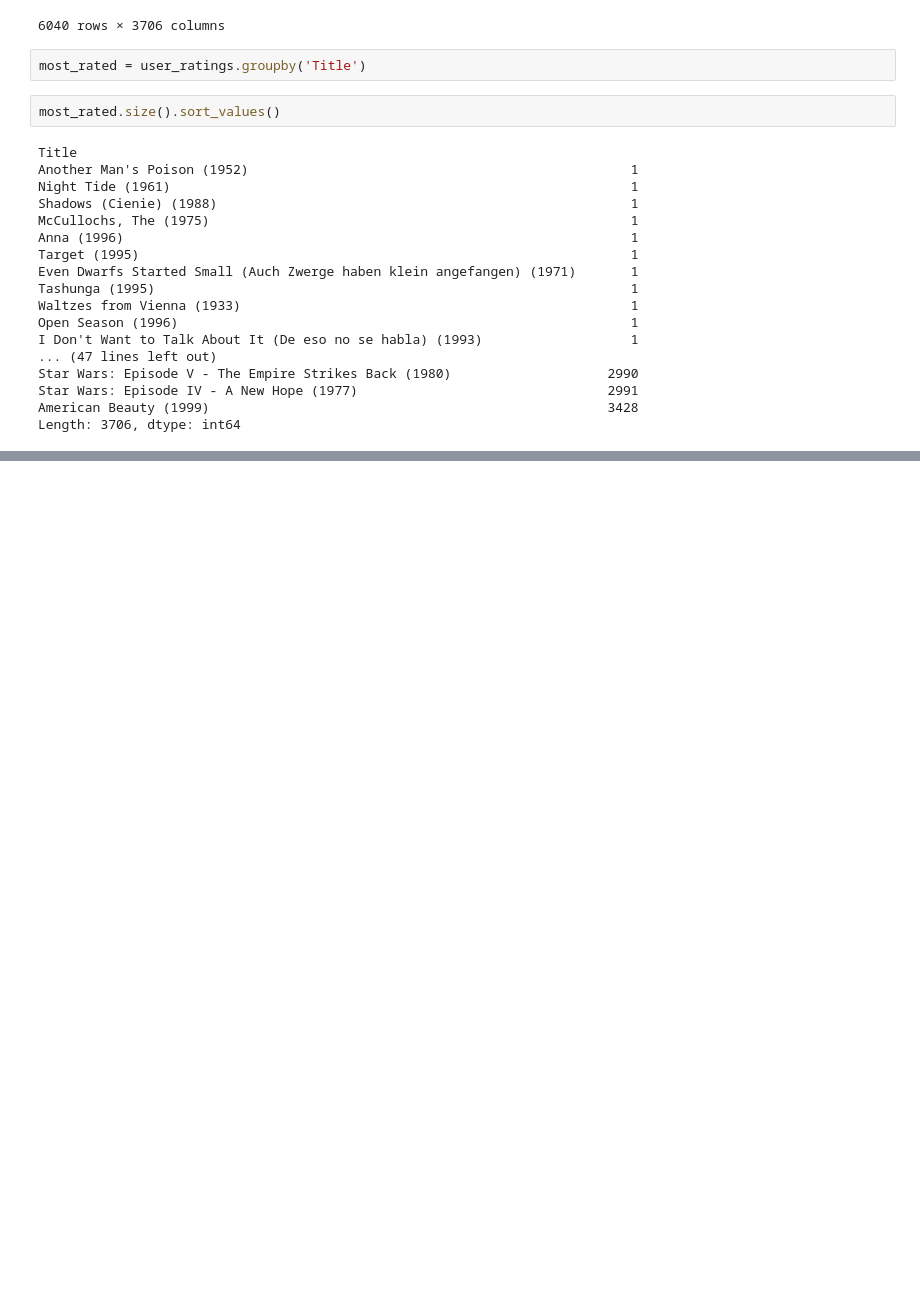
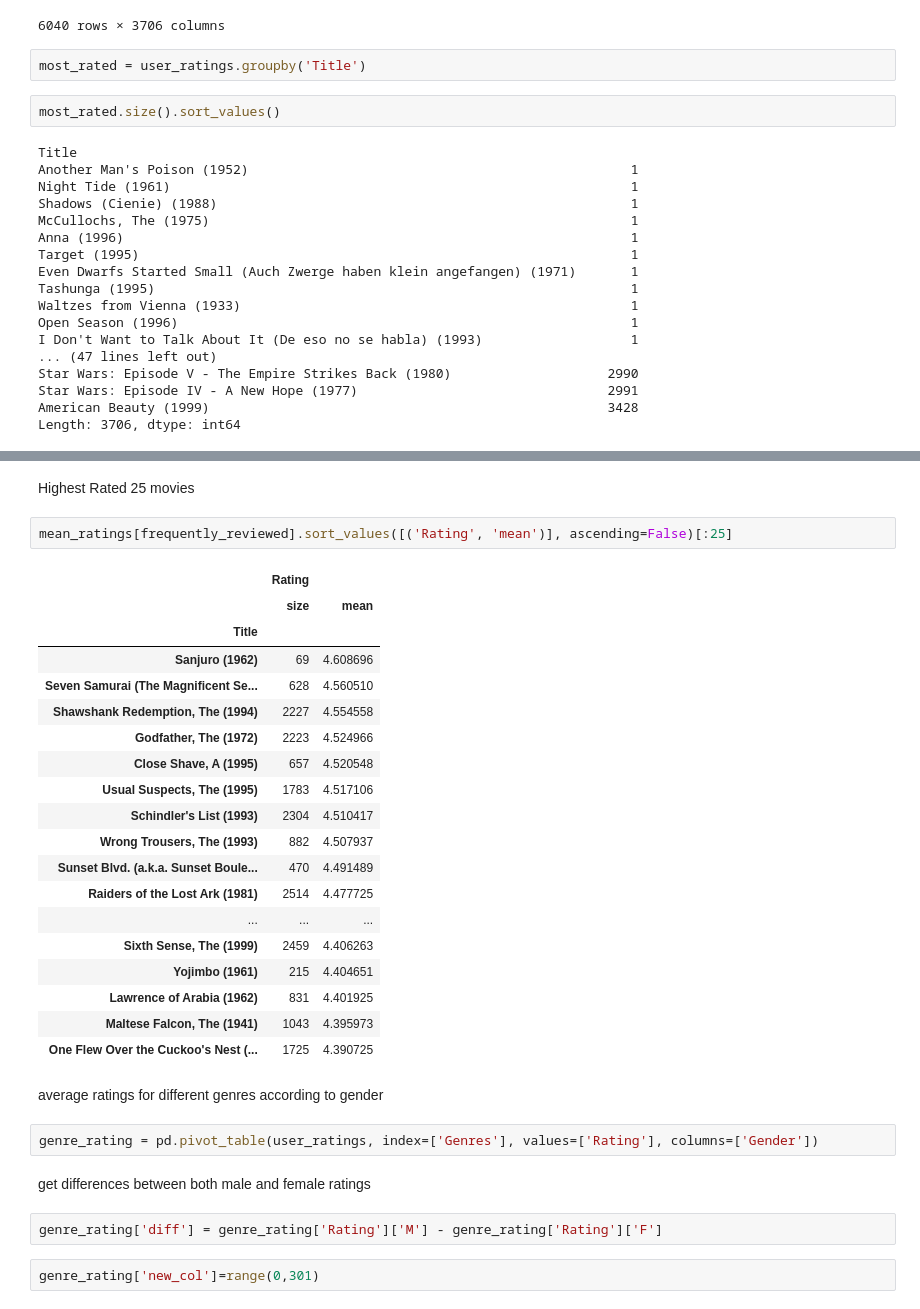
Before and after one commit to Abhinav-97/movielens-dataset, a Jupyter notebook: movielens.ipynb, the cells around one changed output, grey strips where cells are left out. Drawn from its saved outputs; the diff is of its cells as text; blank space fills up the shorter version.

```diff
--- a/movielens.ipynb
+++ b/movielens.ipynb
@@ -224,0 +263,34 @@ Length: 3706, dtype: int64
+# %% [markdown]
+Highest Rated 25 movies
+# %%
+mean_ratings[frequently_reviewed].sort_values([('Rating', 'mean')], ascending=False)[:25]
+# %% [output]
+|  | Rating |  |
+|  | size | mean |
+| Title |  |  |
+| Sanjuro (1962) | 69 | 4.608696 |
+| Seven Samurai (The Magnificent Se... | 628 | 4.560510 |
+| Shawshank Redemption, The (1994) | 2227 | 4.554558 |
+| Godfather, The (1972) | 2223 | 4.524966 |
+| Close Shave, A (1995) | 657 | 4.520548 |
+| Usual Suspects, The (1995) | 1783 | 4.517106 |
+| Schindler's List (1993) | 2304 | 4.510417 |
+| Wrong Trousers, The (1993) | 882 | 4.507937 |
+| Sunset Blvd. (a.k.a. Sunset Boule... | 470 | 4.491489 |
+| Raiders of the Lost Ark (1981) | 2514 | 4.477725 |
+| ... | ... | ... |
+| Sixth Sense, The (1999) | 2459 | 4.406263 |
+| Yojimbo (1961) | 215 | 4.404651 |
+| Lawrence of Arabia (1962) | 831 | 4.401925 |
+| Maltese Falcon, The (1941) | 1043 | 4.395973 |
+| One Flew Over the Cuckoo's Nest (... | 1725 | 4.390725 |
+# %% [markdown]
+average ratings for different genres according to gender
+# %%
+genre_rating = pd.pivot_table(user_ratings, index=['Genres'], values=['Rating'], columns=['Gender'])
+# %% [markdown]
+get differences between both male and female ratings
+# %%
+genre_rating['diff'] = genre_rating['Rating']['M'] - genre_rating['Rating']['F']
+# %%
+genre_rating['new_col']=range(0,301)
```
Also changed, not shown: parts of 14 cells of this notebook.
